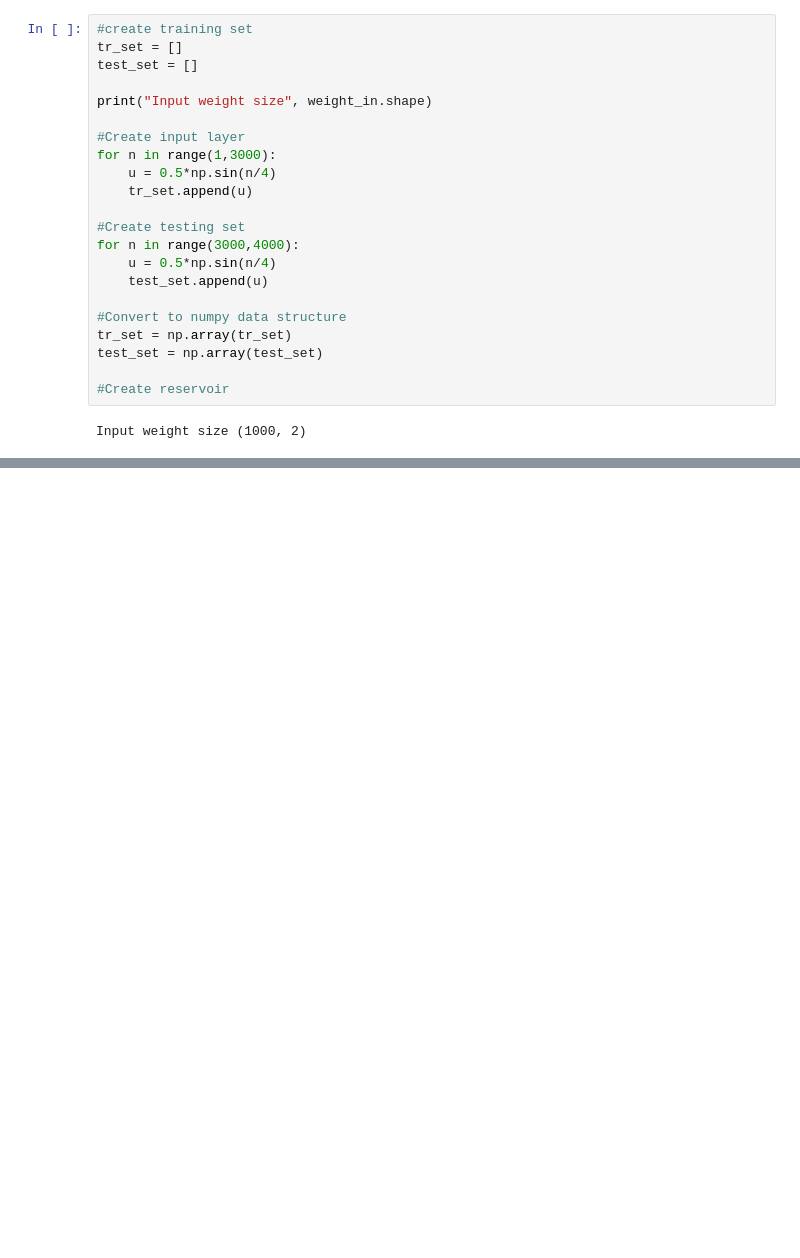
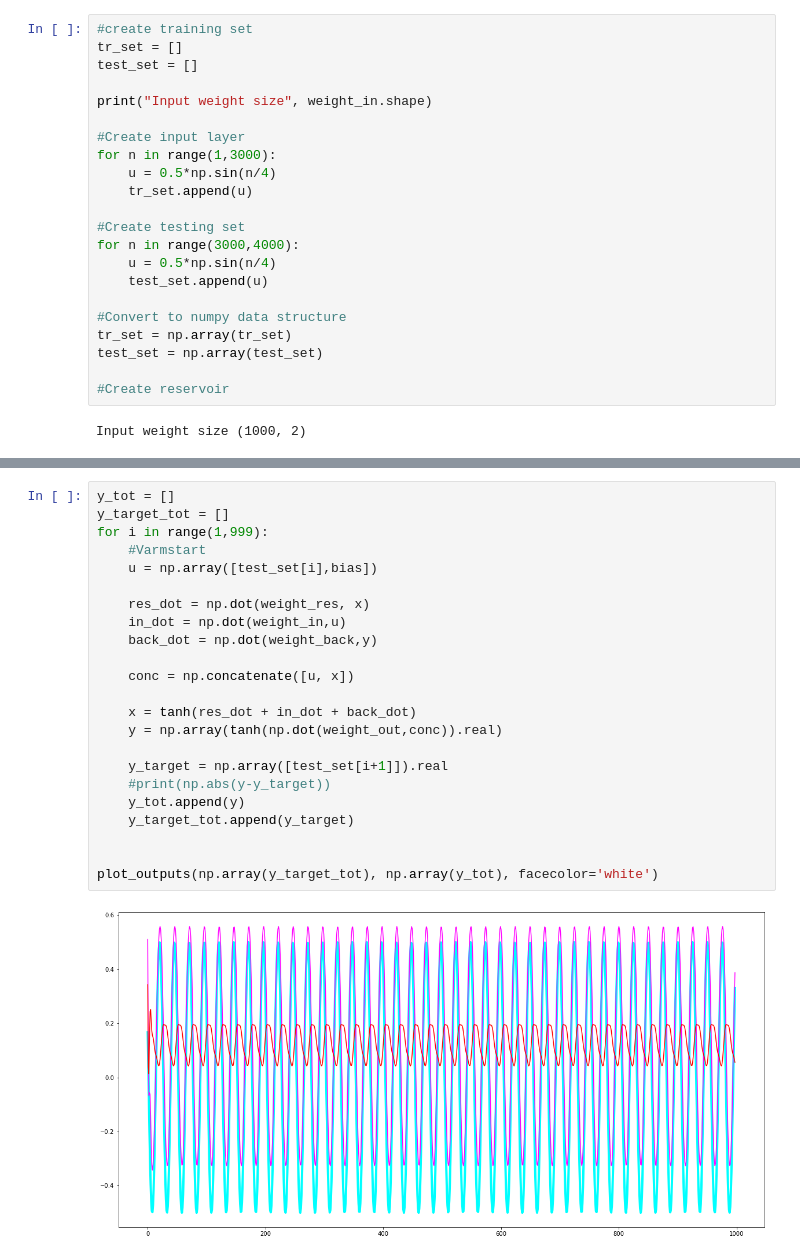
Before and after one commit to maxlengdell/D7041E, a Jupyter notebook: Labs/Lab3.ipynb, the cells around one changed output, grey strips where cells are left out. Cells and saved outputs as stored; diff of their text form; blank space fills up the shorter version.

```diff
--- a/Labs/Lab3.ipynb
+++ b/Labs/Lab3.ipynb
@@ -120,0 +213,25 @@ for i in range(1000,2999):
+# %%
+y_tot = []
+y_target_tot = []
+for i in range(1,999):
+    #Varmstart
+    u = np.array([test_set[i],bias])
+
+    res_dot = np.dot(weight_res, x)
+    in_dot = np.dot(weight_in,u)
+    back_dot = np.dot(weight_back,y)
+
+    conc = np.concatenate([u, x])
+
+    x = tanh(res_dot + in_dot + back_dot)
+    y = np.array(tanh(np.dot(weight_out,conc)).real)
+
+    y_target = np.array([test_set[i+1]]).real
+    #print(np.abs(y-y_target))
+    y_tot.append(y)
+    y_target_tot.append(y_target)
+
+
+plot_outputs(np.array(y_target_tot), np.array(y_tot), facecolor='white')
+# %% [output]
+[figure, added]
```
Also changed, not shown: parts of 7 cells of this notebook.
